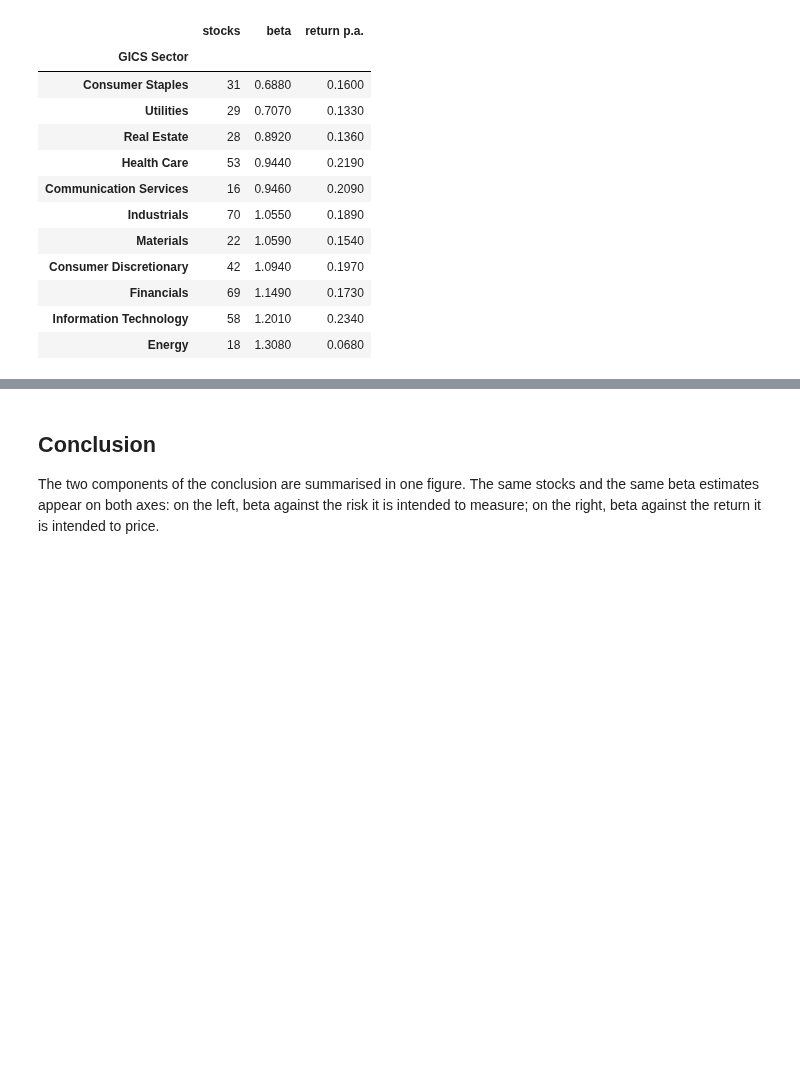
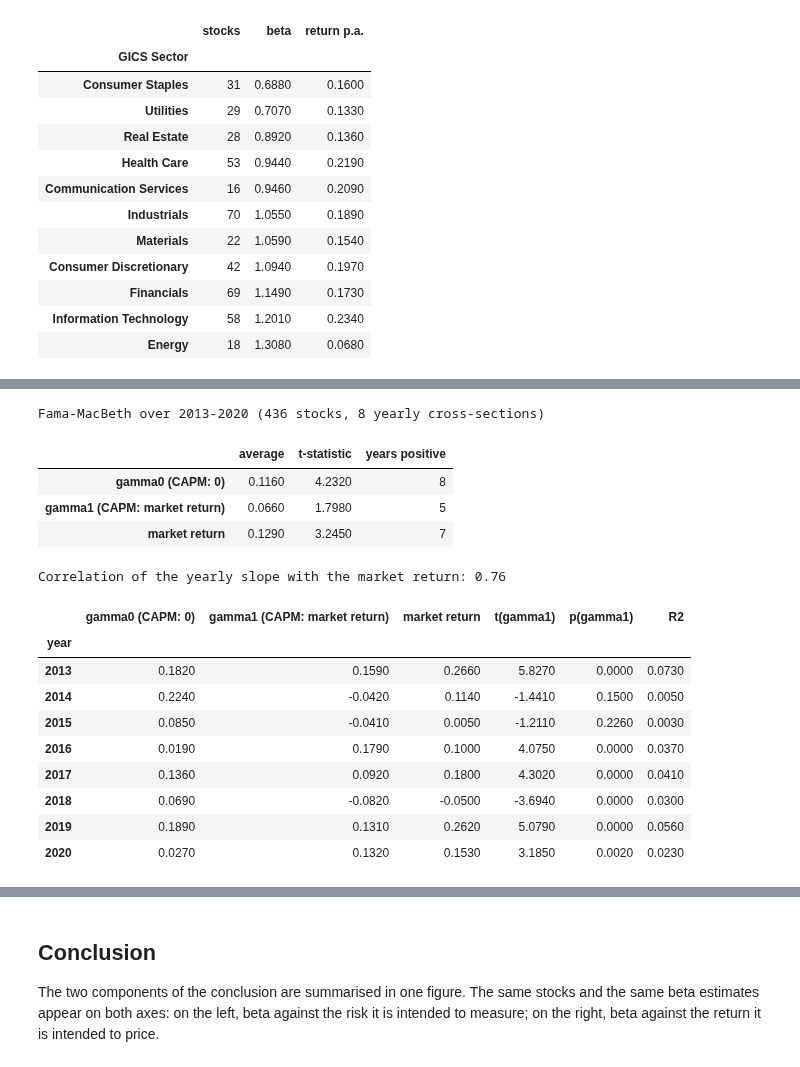
Before and after one commit to cboumans/Finance_with_Big_Data, a Jupyter notebook: lab2/PCLab2_Group4.ipynb, the cells around one changed output, grey strips where cells are left out. Saved outputs shown, nothing was run; the diff lists cells and outputs as text; code cells hidden in the pictures; blank space fills up the shorter version.

```diff
--- a/lab2/PCLab2_Group4.ipynb
+++ b/lab2/PCLab2_Group4.ipynb
@@ -1052,0 +1056,29 @@ sector_table.round(3)
+# %%
+# The year-by-year test of Task #3, on 436 stocks instead of 8
+index_panel = capm_panel(index_returns, index_market, years=range(2013, 2021))
+index_cross_section = cross_sectional_regressions(index_panel)
+
+index_coefficients = index_cross_section[["gamma0 (CAPM: 0)", "gamma1 (CAPM: market return)", "market return"]]
+print(f"Fama-MacBeth over 2013-2020 ({index_returns.shape[1]} stocks, 8 yearly cross-sections)")
+display(pd.DataFrame({"average": index_coefficients.mean(), "t-statistic": index_coefficients.mean() / index_coefficients.sem(),
+                      "years positive": (index_coefficients > 0).sum()}).round(3))
+print("Correlation of the yearly slope with the market return:",
+      round(index_cross_section["gamma1 (CAPM: market return)"].corr(index_cross_section["market return"]), 2))
+index_cross_section.round(3)
+# %% [output]
+Fama-MacBeth over 2013-2020 (436 stocks, 8 yearly cross-sections)
+|  | average | t-statistic | years positive |
+| gamma0 (CAPM: 0) | 0.1160 | 4.2320 | 8 |
+| gamma1 (CAPM: market return) | 0.0660 | 1.7980 | 5 |
+| market return | 0.1290 | 3.2450 | 7 |
+Correlation of the yearly slope with the market return: 0.76
+|  | gamma0 (CAPM: 0) | gamma1 (CAPM: market return) | market return | t(gamma1) | p(gamma1) | R2 |
+| year |  |  |  |  |  |  |
+| 2013 | 0.1820 | 0.1590 | 0.2660 | 5.8270 | 0.0000 | 0.0730 |
+| 2014 | 0.2240 | -0.0420 | 0.1140 | -1.4410 | 0.1500 | 0.0050 |
+| 2015 | 0.0850 | -0.0410 | 0.0050 | -1.2110 | 0.2260 | 0.0030 |
+| 2016 | 0.0190 | 0.1790 | 0.1000 | 4.0750 | 0.0000 | 0.0370 |
+| 2017 | 0.1360 | 0.0920 | 0.1800 | 4.3020 | 0.0000 | 0.0410 |
+| 2018 | 0.0690 | -0.0820 | -0.0500 | -3.6940 | 0.0000 | 0.0300 |
+| 2019 | 0.1890 | 0.1310 | 0.2620 | 5.0790 | 0.0000 | 0.0560 |
+| 2020 | 0.0270 | 0.1320 | 0.1530 | 3.1850 | 0.0020 | 0.0230 |
```
Also changed, not shown: parts of 6 cells of this notebook.
